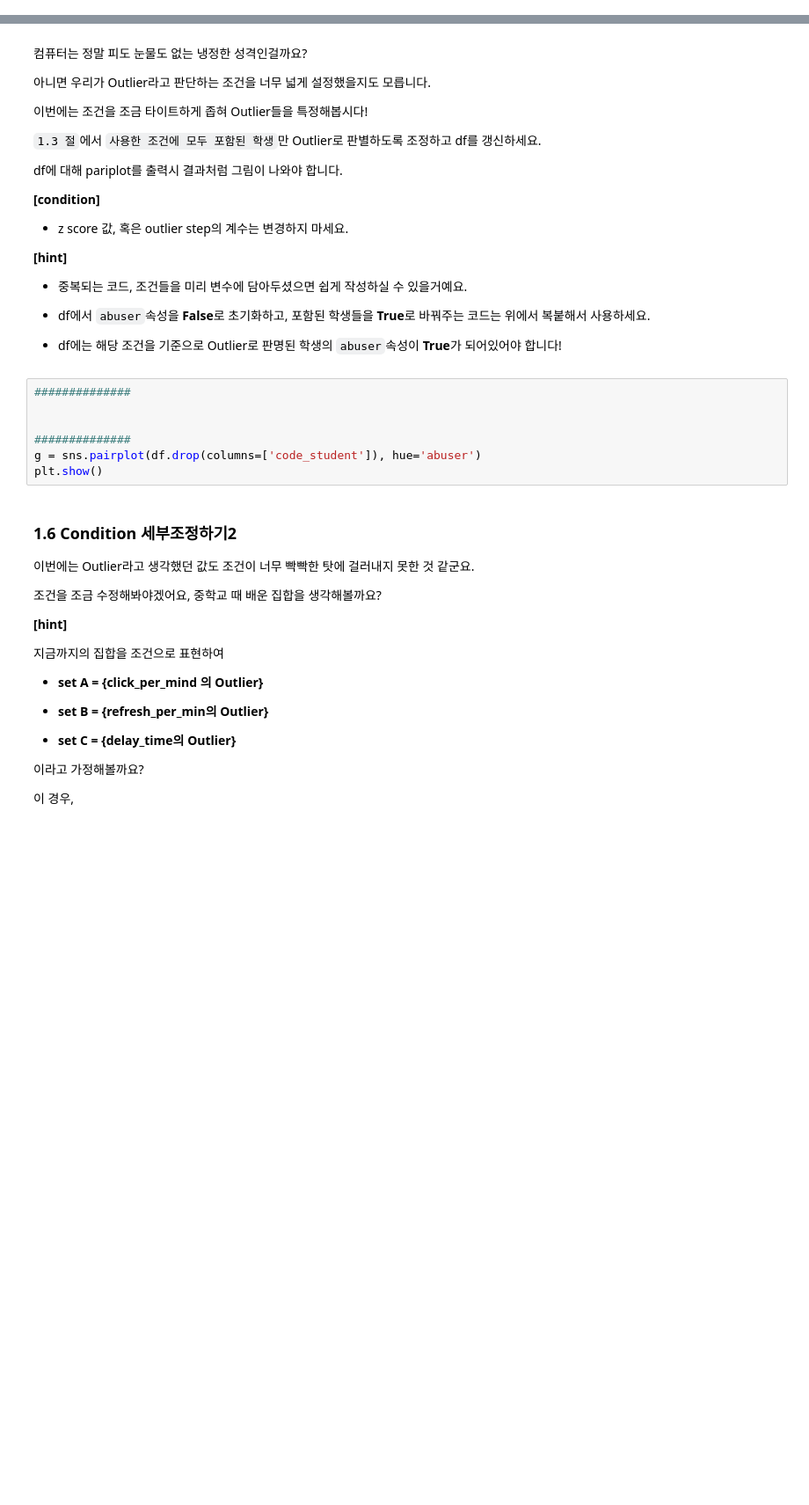
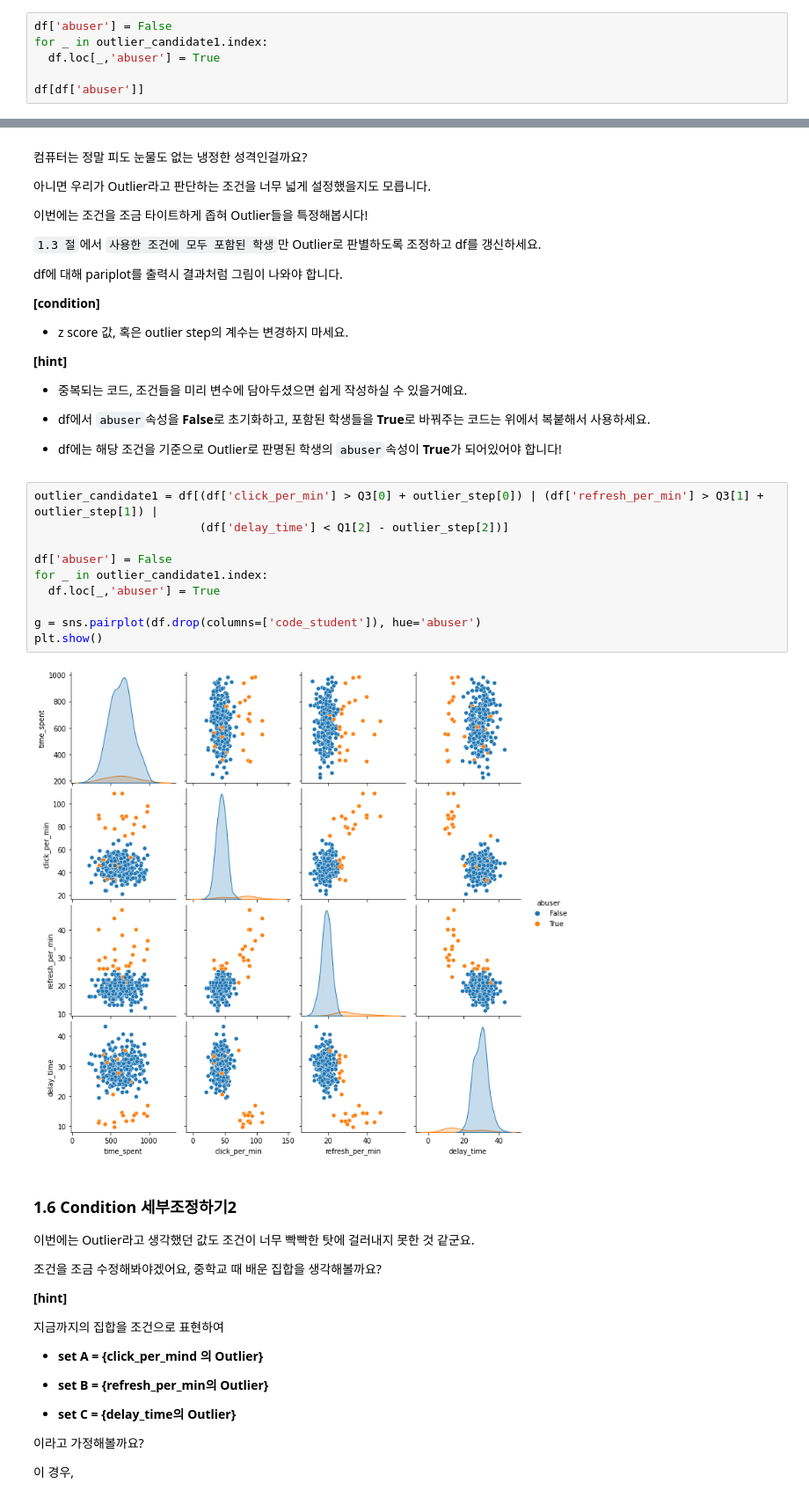
Before and after one commit to yula00/DAP_2022, a Jupyter notebook: lecture5.ipynb, the cells around one changed output, grey strips where cells are left out. Shown at 88% size. Cells and saved outputs as stored; diff of their text form; blank space fills up the shorter version.

```diff
--- a/lecture5.ipynb
+++ b/lecture5.ipynb
@@ -423,0 +410,6 @@ df[df['abuser']]
+# %%
+df['abuser'] = False
+for _ in outlier_candidate1.index:
+  df.loc[_,'abuser'] = True
+
+df[df['abuser']]
@@ -459,13 +471,18 @@ df에 대해 pariplot를 출력시 결과처럼 그림이 나와야 합니다.
 * df에서 `abuser`속성을 **False**로 초기화하고, 포함된 학생들을 **True**로 바꿔주는 코드는 위에서 복붙해서 사용하세요.
 
 * df에는 해당 조건을 기준으로 Outlier로 판명된 학생의 `abuser`속성이 **True**가 되어있어야 합니다!
-# %%
-##############
-
-
-##############
-g = sns.pairplot(df.drop(columns=['code_student']), hue='abuser')
-plt.show()
+# %%
+outlier_candidate1 = df[(df['click_per_min'] > Q3[0] + outlier_step[0]) | (df['refresh_per_min'] > Q3[1] + outlier_step[1]) |
+                        (df['delay_time'] < Q1[2] - outlier_step[2])]
+
+df['abuser'] = False
+for _ in outlier_candidate1.index:
+  df.loc[_,'abuser'] = True
+
+g = sns.pairplot(df.drop(columns=['code_student']), hue='abuser')
+plt.show()
+# %% [output]
+[figure, added]
 # %% [markdown]
 ### 1.6 Condition 세부조정하기2
 
```
Also changed, not shown: parts of 12 cells of this notebook.
